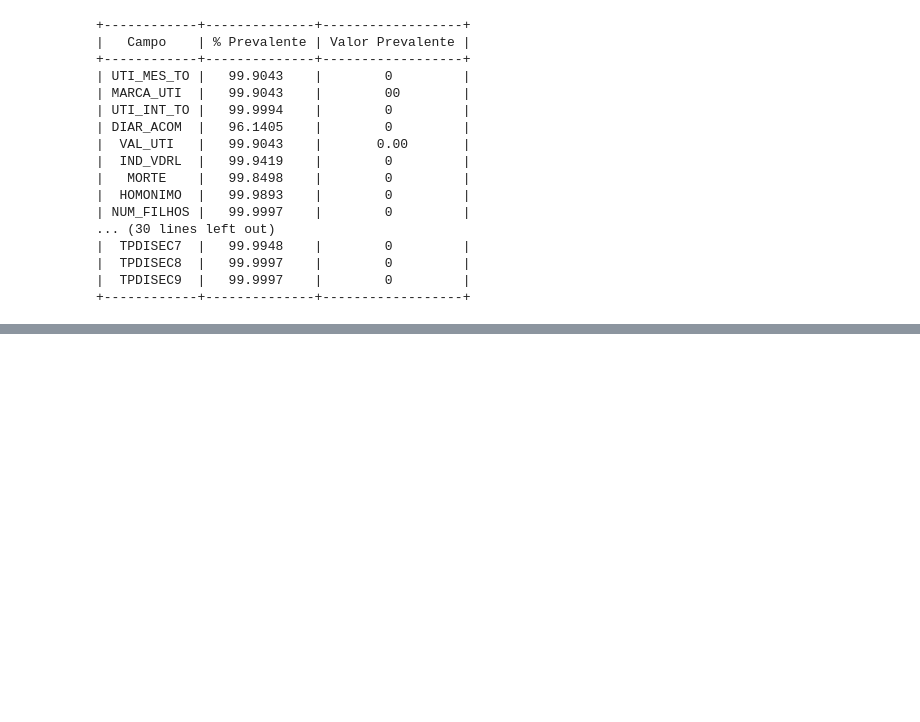
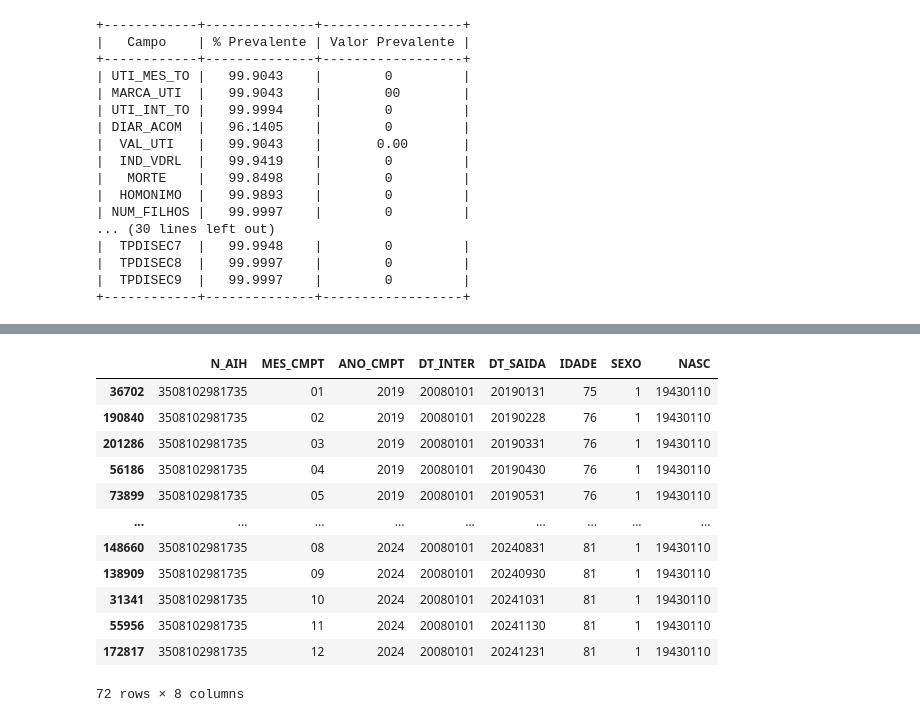
Before and after one commit to fabiano-sr/AnaliseDadosSaudeMental_SIHSUS, a Jupyter notebook: exploratory_analisys.ipynb, the cells around one changed output, grey strips where cells are left out. Cells and saved outputs as stored; diff of their text form; code cells hidden in the pictures; blank space fills up the shorter version.

```diff
--- a/exploratory_analisys.ipynb
+++ b/exploratory_analisys.ipynb
@@ -76,0 +133,16 @@ print(tabulate(
+# %%
+df[df['N_AIH'] == '3508102981735'][['N_AIH', 'MES_CMPT', 'ANO_CMPT', 'DT_INTER', 'DT_SAIDA', 'IDADE', 'SEXO', 'NASC']]
+# %% [output]
+|  | N_AIH | MES_CMPT | ANO_CMPT | DT_INTER | DT_SAIDA | IDADE | SEXO | NASC |
+| 36702 | 3508102981735 | 01 | 2019 | 20080101 | 20190131 | 75 | 1 | 19430110 |
+| 190840 | 3508102981735 | 02 | 2019 | 20080101 | 20190228 | 76 | 1 | 19430110 |
+| 201286 | 3508102981735 | 03 | 2019 | 20080101 | 20190331 | 76 | 1 | 19430110 |
+| 56186 | 3508102981735 | 04 | 2019 | 20080101 | 20190430 | 76 | 1 | 19430110 |
+| 73899 | 3508102981735 | 05 | 2019 | 20080101 | 20190531 | 76 | 1 | 19430110 |
+| ... | ... | ... | ... | ... | ... | ... | ... | ... |
+| 148660 | 3508102981735 | 08 | 2024 | 20080101 | 20240831 | 81 | 1 | 19430110 |
+| 138909 | 3508102981735 | 09 | 2024 | 20080101 | 20240930 | 81 | 1 | 19430110 |
+| 31341 | 3508102981735 | 10 | 2024 | 20080101 | 20241031 | 81 | 1 | 19430110 |
+| 55956 | 3508102981735 | 11 | 2024 | 20080101 | 20241130 | 81 | 1 | 19430110 |
+| 172817 | 3508102981735 | 12 | 2024 | 20080101 | 20241231 | 81 | 1 | 19430110 |
+72 rows × 8 columns
```
Also changed, not shown: parts of 22 cells of this notebook, 3 other files.
